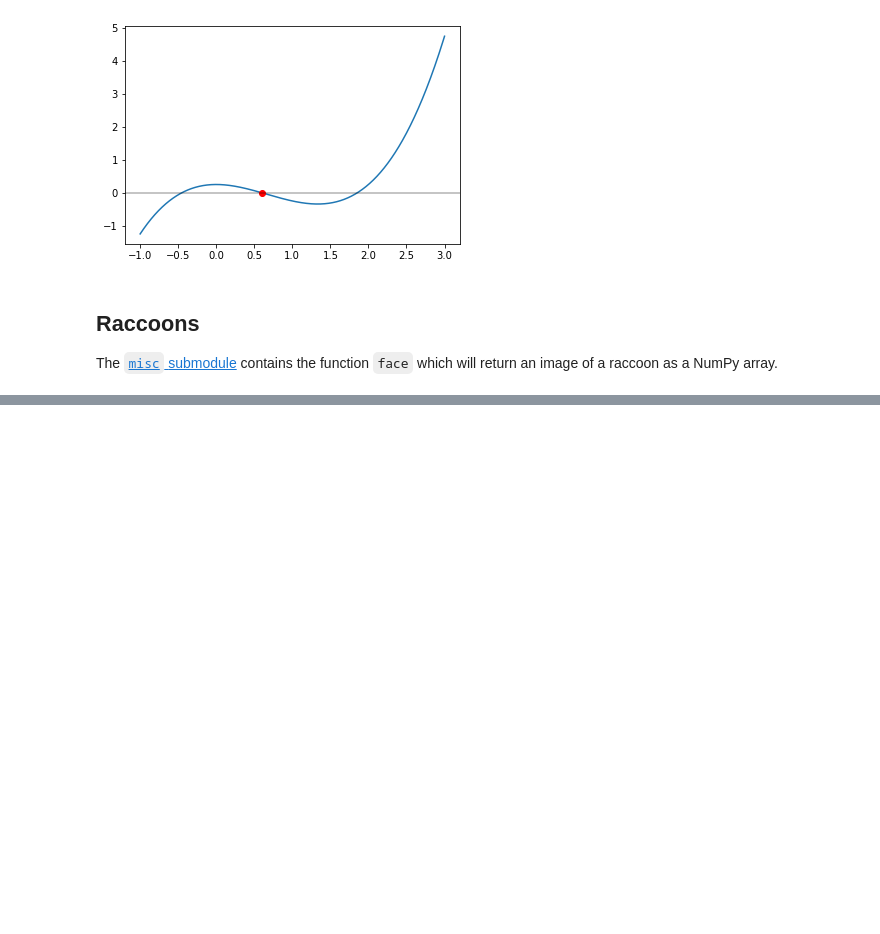
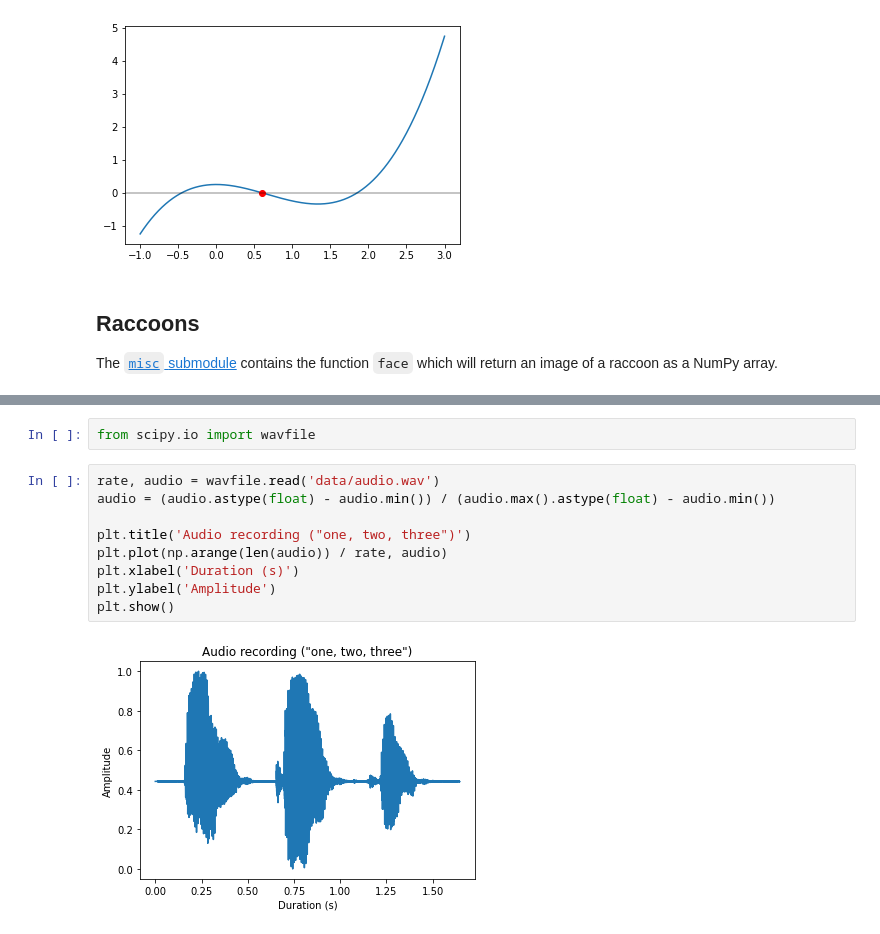
Before and after one commit to nnebbe/lectures_2022, a Jupyter notebook: Lecture_10_SciPy/lecture.ipynb, the cells around one changed output, grey strips where cells are left out. Cells and saved outputs as stored; diff of their text form; blank space fills up the shorter version.

```diff
--- a/Lecture_10_SciPy/lecture.ipynb
+++ b/Lecture_10_SciPy/lecture.ipynb
@@ -488,0 +550,13 @@ plt.show()
+# %%
+from scipy.io import wavfile
+# %%
+rate, audio = wavfile.read('data/audio.wav')
+audio = (audio.astype(float) - audio.min()) / (audio.max().astype(float) - audio.min())
+
+plt.title('Audio recording ("one, two, three")')
+plt.plot(np.arange(len(audio)) / rate, audio)
+plt.xlabel('Duration (s)')
+plt.ylabel('Amplitude')
+plt.show()
+# %% [output]
+[figure, added]
```
Also changed, not shown: parts of 25 cells of this notebook.
